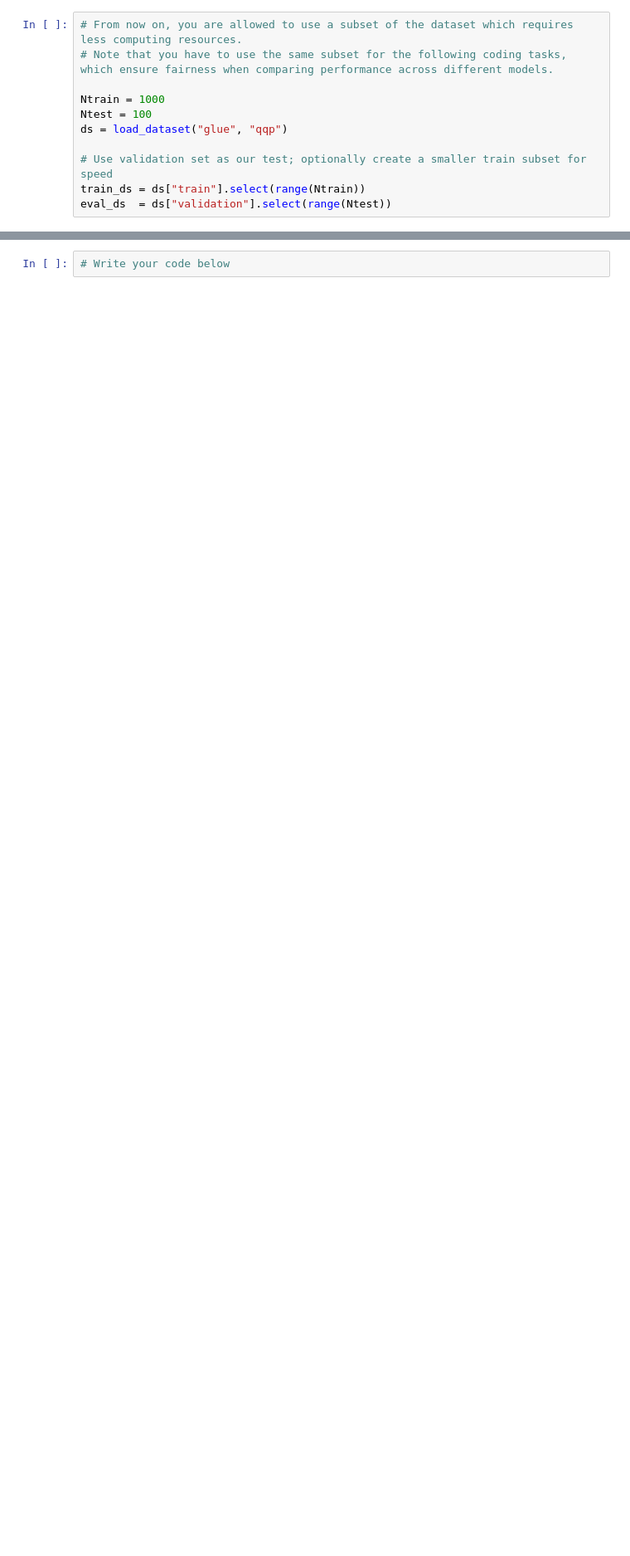
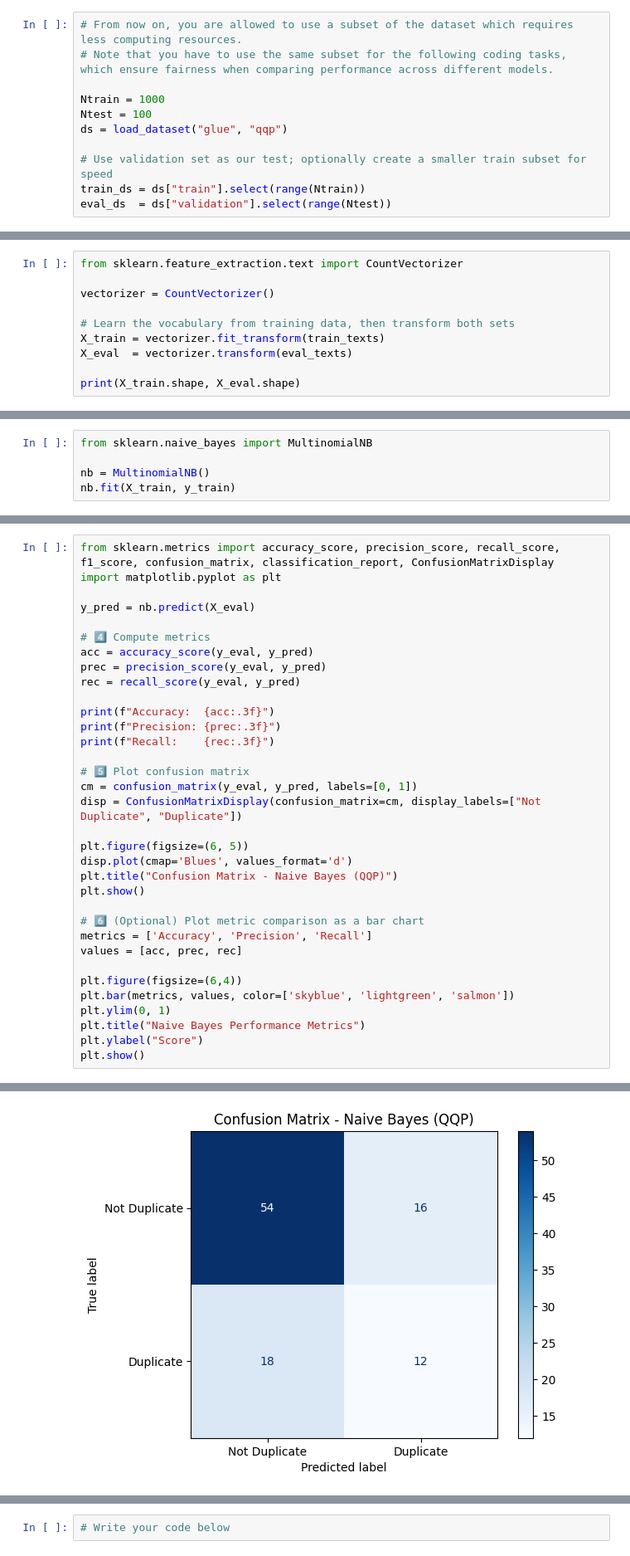
Before and after one commit to MaishaHaque/AI_for_Text, a Jupyter notebook: Assignment2.ipynb, the cells around one changed output, grey strips where cells are left out. Shown at 83% size. Drawn from its saved outputs; the diff is of its cells as text; blank space fills up the shorter version.

```diff
--- a/Assignment2.ipynb
+++ b/Assignment2.ipynb
@@ -389,0 +389,10 @@ eval_ds  = ds["validation"].select(range(Ntest))
+# %%
+from sklearn.feature_extraction.text import CountVectorizer
+
+vectorizer = CountVectorizer()
+
+# Learn the vocabulary from training data, then transform both sets
+X_train = vectorizer.fit_transform(train_texts)
+X_eval  = vectorizer.transform(eval_texts)
+
+print(X_train.shape, X_eval.shape)
@@ -389,0 +406,5 @@ eval_ds  = ds["validation"].select(range(Ntest))
+# %%
+from sklearn.naive_bayes import MultinomialNB
+
+nb = MultinomialNB()
+nb.fit(X_train, y_train)
@@ -389,0 +413,35 @@ eval_ds  = ds["validation"].select(range(Ntest))
+# %%
+from sklearn.metrics import accuracy_score, precision_score, recall_score, f1_score, confusion_matrix, classification_report, ConfusionMatrixDisplay
+import matplotlib.pyplot as plt
+
+y_pred = nb.predict(X_eval)
+
+# 4️⃣ Compute metrics
+acc = accuracy_score(y_eval, y_pred)
+prec = precision_score(y_eval, y_pred)
+rec = recall_score(y_eval, y_pred)
+
+print(f"Accuracy:  {acc:.3f}")
+print(f"Precision: {prec:.3f}")
+print(f"Recall:    {rec:.3f}")
+
+# 5️⃣ Plot confusion matrix
+cm = confusion_matrix(y_eval, y_pred, labels=[0, 1])
+disp = ConfusionMatrixDisplay(confusion_matrix=cm, display_labels=["Not Duplicate", "Duplicate"])
+
+plt.figure(figsize=(6, 5))
+disp.plot(cmap='Blues', values_format='d')
+plt.title("Confusion Matrix - Naive Bayes (QQP)")
+plt.show()
+
+# 6️⃣ (Optional) Plot metric comparison as a bar chart
+metrics = ['Accuracy', 'Precision', 'Recall']
+values = [acc, prec, rec]
+
+plt.figure(figsize=(6,4))
+plt.bar(metrics, values, color=['skyblue', 'lightgreen', 'salmon'])
+plt.ylim(0, 1)
+plt.title("Naive Bayes Performance Metrics")
+plt.ylabel("Score")
+plt.show()
+# %% [output]
@@ -389,0 +452 @@ eval_ds  = ds["validation"].select(range(Ntest))
+[figure, added]
```
Also changed, not shown: parts of 43 cells of this notebook.
